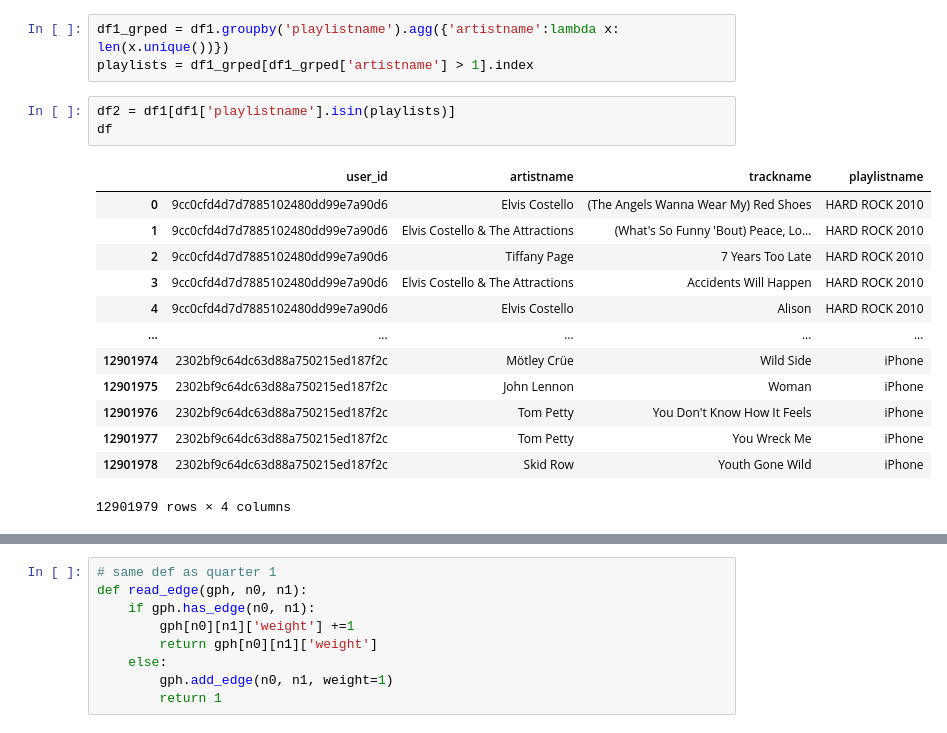
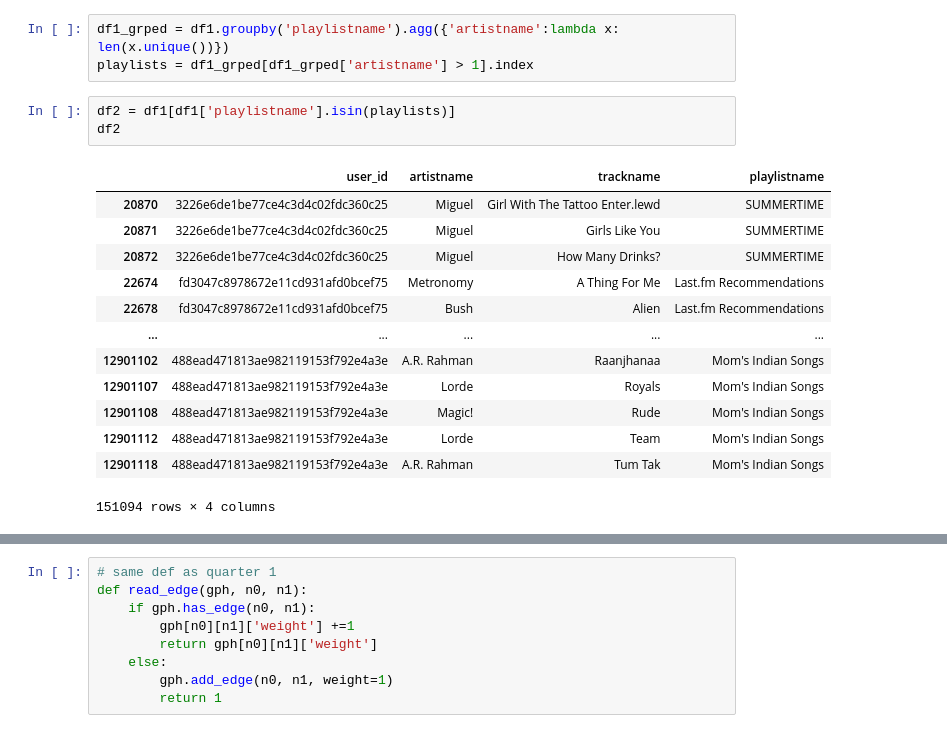
Before and after one commit to jli5064/Spotify, a Jupyter notebook: notebooks/practice.ipynb, the cells around one changed output, grey strips where cells are left out. Cells and saved outputs as stored; diff of their text form.

```diff
--- a/notebooks/practice.ipynb
+++ b/notebooks/practice.ipynb
@@ -86,18 +86,18 @@ df1_grped = df1.groupby('playlistname').agg({'artistname':lambda x: len(x.unique
 playlists = df1_grped[df1_grped['artistname'] > 1].index
 # %%
 df2 = df1[df1['playlistname'].isin(playlists)]
-df
+df2
 # %% [output]
 |  | user_id | artistname | trackname | playlistname |
-| 0 | 9cc0cfd4d7d7885102480dd99e7a90d6 | Elvis Costello | (The Angels Wanna Wear My) Red Shoes | HARD ROCK 2010 |
-| 1 | 9cc0cfd4d7d7885102480dd99e7a90d6 | Elvis Costello & The Attractions | (What's So Funny 'Bout) Peace, Lo... | HARD ROCK 2010 |
-| 2 | 9cc0cfd4d7d7885102480dd99e7a90d6 | Tiffany Page | 7 Years Too Late | HARD ROCK 2010 |
-| 3 | 9cc0cfd4d7d7885102480dd99e7a90d6 | Elvis Costello & The Attractions | Accidents Will Happen | HARD ROCK 2010 |
-| 4 | 9cc0cfd4d7d7885102480dd99e7a90d6 | Elvis Costello | Alison | HARD ROCK 2010 |
+| 20870 | 3226e6de1be77ce4c3d4c02fdc360c25 | Miguel | Girl With The Tattoo Enter.lewd | SUMMERTIME |
+| 20871 | 3226e6de1be77ce4c3d4c02fdc360c25 | Miguel | Girls Like You | SUMMERTIME |
+| 20872 | 3226e6de1be77ce4c3d4c02fdc360c25 | Miguel | How Many Drinks? | SUMMERTIME |
+| 22674 | fd3047c8978672e11cd931afd0bcef75 | Metronomy | A Thing For Me | Last.fm Recommendations |
+| 22678 | fd3047c8978672e11cd931afd0bcef75 | Bush | Alien | Last.fm Recommendations |
 | ... | ... | ... | ... | ... |
-| 12901974 | 2302bf9c64dc63d88a750215ed187f2c | Mötley Crüe | Wild Side | iPhone |
-| 12901975 | 2302bf9c64dc63d88a750215ed187f2c | John Lennon | Woman | iPhone |
-| 12901976 | 2302bf9c64dc63d88a750215ed187f2c | Tom Petty | You Don't Know How It Feels | iPhone |
-| 12901977 | 2302bf9c64dc63d88a750215ed187f2c | Tom Petty | You Wreck Me | iPhone |
-| 12901978 | 2302bf9c64dc63d88a750215ed187f2c | Skid Row | Youth Gone Wild | iPhone |
+| 12901102 | 488ead471813ae982119153f792e4a3e | A.R. Rahman | Raanjhanaa | Mom's Indian Songs |
+| 12901107 | 488ead471813ae982119153f792e4a3e | Lorde | Royals | Mom's Indian Songs |
+| 12901108 | 488ead471813ae982119153f792e4a3e | Magic! | Rude | Mom's Indian Songs |
+| 12901112 | 488ead471813ae982119153f792e4a3e | Lorde | Team | Mom's Indian Songs |
+| 12901118 | 488ead471813ae982119153f792e4a3e | A.R. Rahman | Tum Tak | Mom's Indian Songs |
-12901979 rows × 4 columns
+151094 rows × 4 columns
```
Also changed, not shown: parts of 16 cells of this notebook, 2 other files.
